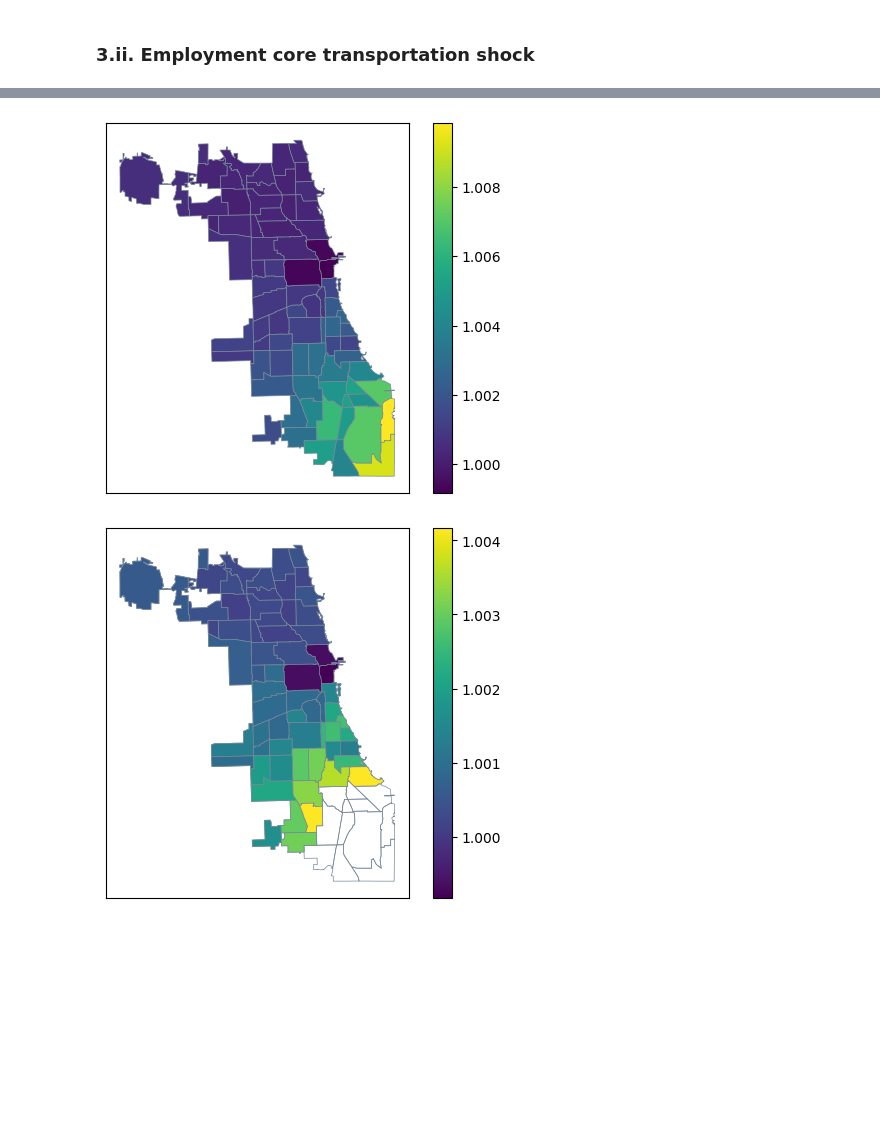
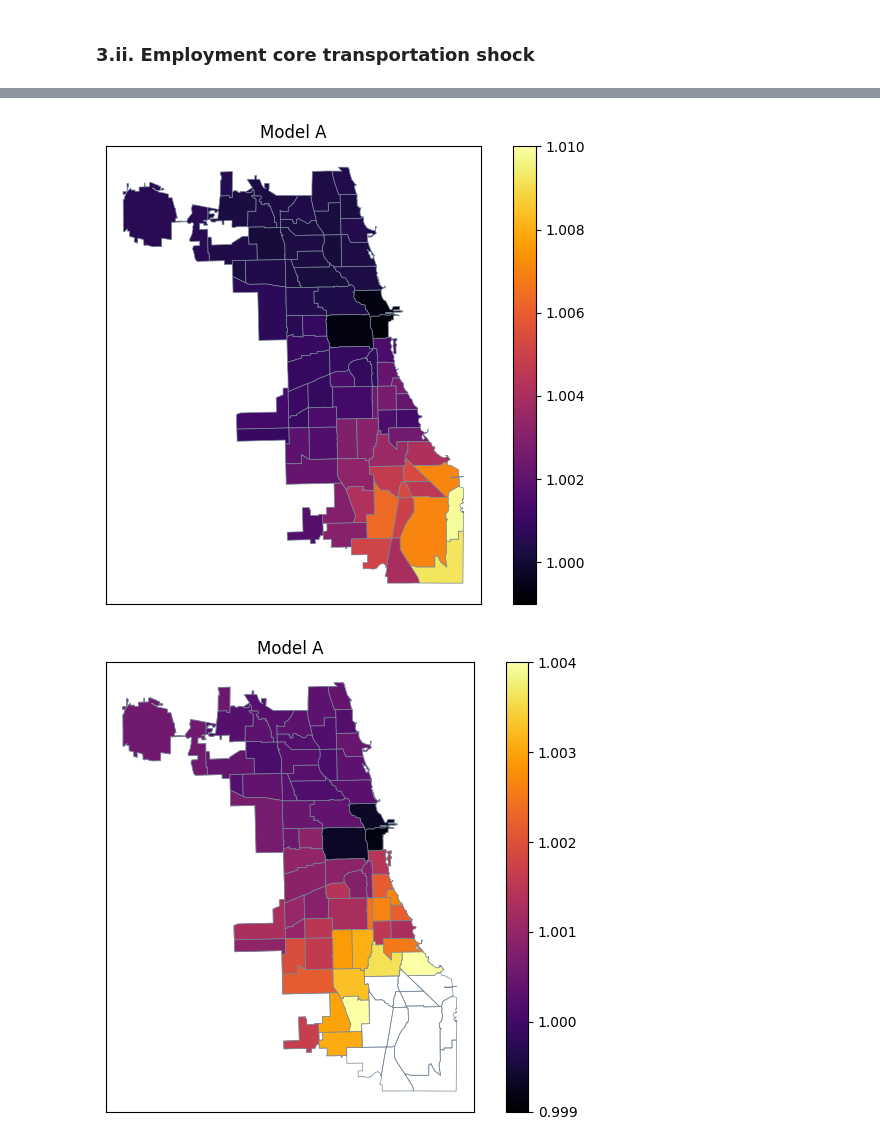
Before and after one commit to connachermurphy/qsm-chicago, a Jupyter notebook: analysis/model_A.ipynb, the cells around one changed output, grey strips where cells are left out. Saved outputs shown, nothing was run; the diff lists cells and outputs as text; code cells hidden in the pictures; blank space fills up the shorter version.

```diff
--- a/analysis/model_A.ipynb
+++ b/analysis/model_A.ipynb
@@ -168,15 +168,20 @@ Maximum absolute value of w_hat - 1: 0.0
 Checking for nan values:
 w_hat: 0
 # %%
-def summarize_counterfactual(num_nbhd, neighborhoods_shp, w_hat, A_hat):
+def summarize_counterfactual(
+    num_nbhd, neighborhoods_shp, w_hat, A_hat, kappa_hat, kappa_hat_index
+):
     df_hat = pd.DataFrame(  # stack wage and productivity changes into df
         np.column_stack(
             (
                 w_hat.reshape((num_nbhd)),
                 A_hat.reshape((num_nbhd)),
+                kappa_hat[kappa_hat_index].reshape(
+                    (num_nbhd)
+                ),  # commuting costs for a given neighborhood
             )
         ),
-        columns=["w_hat", "A_hat"],
+        columns=["w_hat", "A_hat", "kappa_hat"],
     )
 
     df_hat["id"] = df_hat.index + 1
@@ -283,7 +315,9 @@ kappa_hat[far_southeast_indices.reshape(-1, 1), employment_core_indices] = 0.95
 w_hat = solve_counterfactual(
     num_nbhd, theta, alpha, pi, residents, workers, A_hat, kappa_hat, R_hat
 )
-transport_shock_shp = summarize_counterfactual(num_nbhd, neighborhoods_shp, w_hat, A_hat)
+transport_shock_shp = summarize_counterfactual(
+    num_nbhd, neighborhoods_shp, w_hat, A_hat, kappa_hat, 6
+)
 # %% [output]
 Step 0 error: 0.0495757552
 Step 1 error: 0.0245300949
@@ -305,46 +362,79 @@ Step 42 error: 1e-10
 # %%
+# Onto the endogenous variables
 # w_hat (all neighborhoods)
 transport_shock_shp.plot(
-    column='w_hat', legend=True, edgecolor='lightslategray', linewidth=0.5
+    column="w_hat",
+    legend=True,
+    edgecolor="lightslategray",
+    linewidth=0.5,
+    vmin=0.999,
+    vmax=1.010,
+    cmap="inferno",
 )
 plt.xticks([])
 plt.yticks([])
-plt.savefig('../out/productivity_shock_w_hat.png')
+plt.title("Model A")
+plt.tight_layout(pad=0)
+plt.savefig("../out/trans_mA_w_hat_all.png", bbox_inches="tight")
 plt.show()
 
 # w_hat (exclude far southeast)
 fig, ax = plt.subplots()
 
 # Full boundaries
 transport_shock_shp.plot(
-    facecolor='none', edgecolor='lightslategray', linewidth=0.5, ax=ax
+    facecolor="none", edgecolor="lightslategray", linewidth=0.5, ax=ax
 )
-# Exclude far southeast
-transport_shock_shp[productivity_shock_shp['far_southeast'] == 0].plot(
-    column='w_hat', legend=True, edgecolor='lightslategray', linewidth=0.5, ax=ax
+transport_shock_shp[transport_shock_shp["far_southeast"] == 0].plot(
+    column="w_hat",
+    legend=True,
+    edgecolor="lightslategray",
+    linewidth=0.5,
+    ax=ax,
+    vmin=0.999,
+    vmax=1.004,
+    cmap="inferno",
 )
 plt.xticks([])
 plt.yticks([])
-plt.savefig('../out/productivity_shock_w_hat_censor.png')
+plt.title("Model A")
+plt.tight_layout(pad=0)
+plt.savefig("../out/trans_mA_w_hat_excl.png", bbox_inches="tight")
 plt.show()
 
 # w_hat (only far southeast)
 transport_shock_shp[transport_shock_shp['far_southeast'] == 1].plot(
-    column='w_hat', legend=True, edgecolor='lightslategray', linewidth=0.5
+    column="w_hat",
+    legend=True,
+    edgecolor="lightslategray",
+    linewidth=0.5,
+    vmin=1.003,
+    vmax=1.010,
+    cmap="inferno",
 )
 plt.xticks([])
 plt.yticks([])
-plt.savefig('../out/productivity_shock_w_hat_focus.png')
+plt.title("Model A")
+plt.tight_layout(pad=0)
+plt.savefig("../out/trans_mA_w_hat_fse.png", bbox_inches="tight")
 plt.show()
 
-# w_hat (only loop)
+# w_hat (only employment core)
 transport_shock_shp[transport_shock_shp['employment_core'] == 1].plot(
-    column='w_hat', legend=True, edgecolor='lightslategray', linewidth=0.5
+    column="w_hat",
+    legend=True,
+    edgecolor="lightslategray",
+    linewidth=0.5,
+    vmin=0.9991,
+    vmax=0.9994,
+    cmap="inferno",
 )
 plt.xticks([])
 plt.yticks([])
-plt.savefig('../out/transport_shock_w_hat_focus_core.png')
+plt.title("Model A")
+plt.tight_layout(pad=0)
+plt.savefig("../out/trans_mA_w_hat_core.png", bbox_inches="tight")
 plt.show()
 # %% [output]
-[figure, old version]
+[figure, new version]
-[figure, old version]
+[figure, new version]
```
Also changed, not shown: parts of 5 cells of this notebook, 28 other files.
